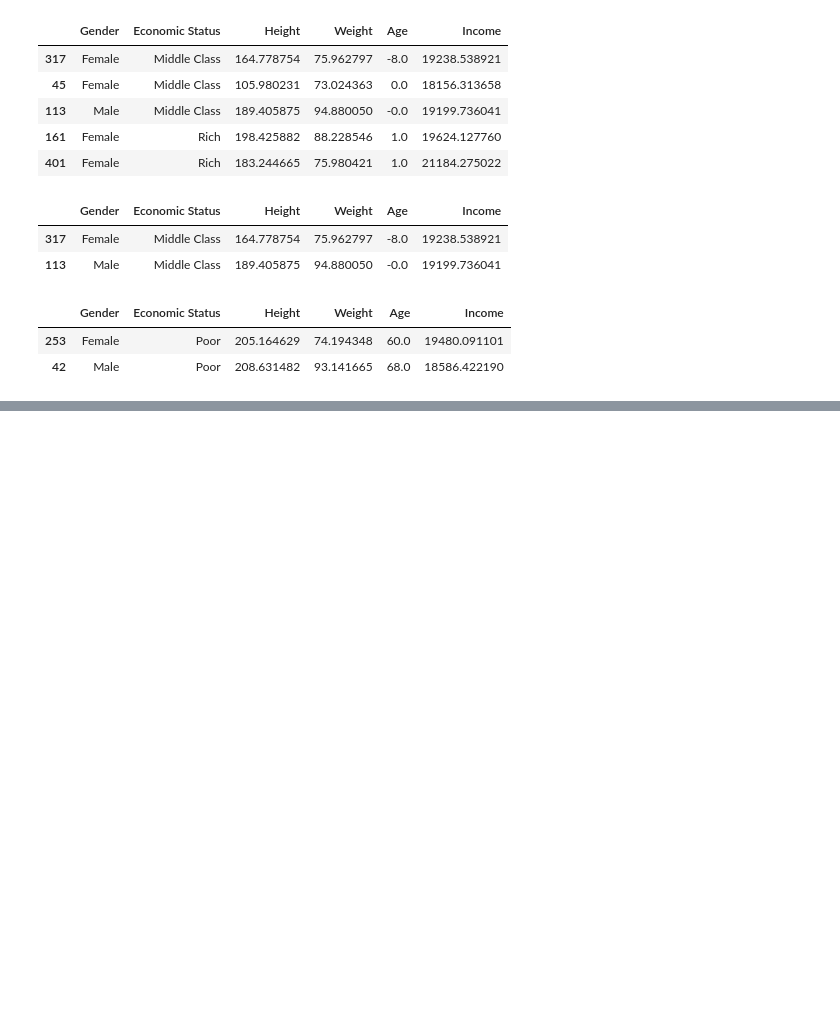
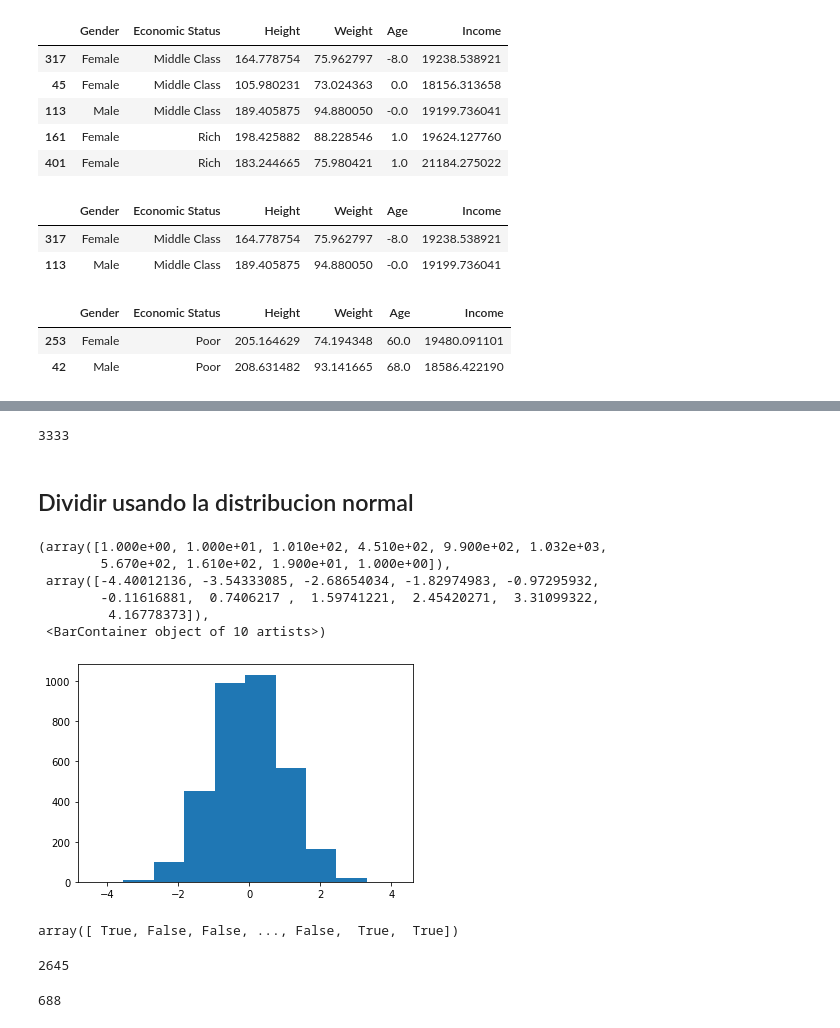
Before and after one commit to santiagoprado12/cursoMLpython, a Jupyter notebook: Agrupacion_de_datos.ipynb, the cells around one changed output, grey strips where cells are left out. Saved outputs shown, nothing was run; the diff lists cells and outputs as text; code cells hidden in the pictures; blank space fills up the shorter version.

Commit message:
datos de test y train

```diff
--- a/Agrupacion_de_datos.ipynb
+++ b/Agrupacion_de_datos.ipynb
@@ -360,0 +367,24 @@ age_grouped.tail(1)
+# %%
+mainpath="/Users/santi/OneDrive/Documents/Curso machine learning con python/Repositorio/python-ml-course/datasets"
+filename="customer-churn-model/Customer Churn Model.txt"
+fullpath=mainpath+"/"+filename
+# %%
+data=pd.read_csv(fullpath)
+# %%
+len(data)
+# %% [output]
+3333
+# %% [markdown]
+## Dividir usando la distribucion normal
+# %%
+a=np.random.randn(len(data))
+# %%
+plt.hist(a)
+# %% [output]
+(array([1.000e+00, 1.000e+01, 1.010e+02, 4.510e+02, 9.900e+02, 1.032e+03,
+        5.670e+02, 1.610e+02, 1.900e+01, 1.000e+00]),
+ array([-4.40012136, -3.54333085, -2.68654034, -1.82974983, -0.97295932,
+        -0.11616881,  0.7406217 ,  1.59741221,  2.45420271,  3.31099322,
+         4.16778373]),
+ <BarContainer object of 10 artists>)
+[figure, added]
@@ -360,0 +393,4 @@ age_grouped.tail(1)
+# %%
+check
+# %% [output]
+array([ True, False, False, ..., False,  True,  True])
@@ -360,0 +400,8 @@ age_grouped.tail(1)
+# %%
+len(training)
+# %% [output]
+2645
+# %%
+len(testing)
+# %% [output]
+688
```
Also changed, not shown: parts of 17 cells of this notebook.
